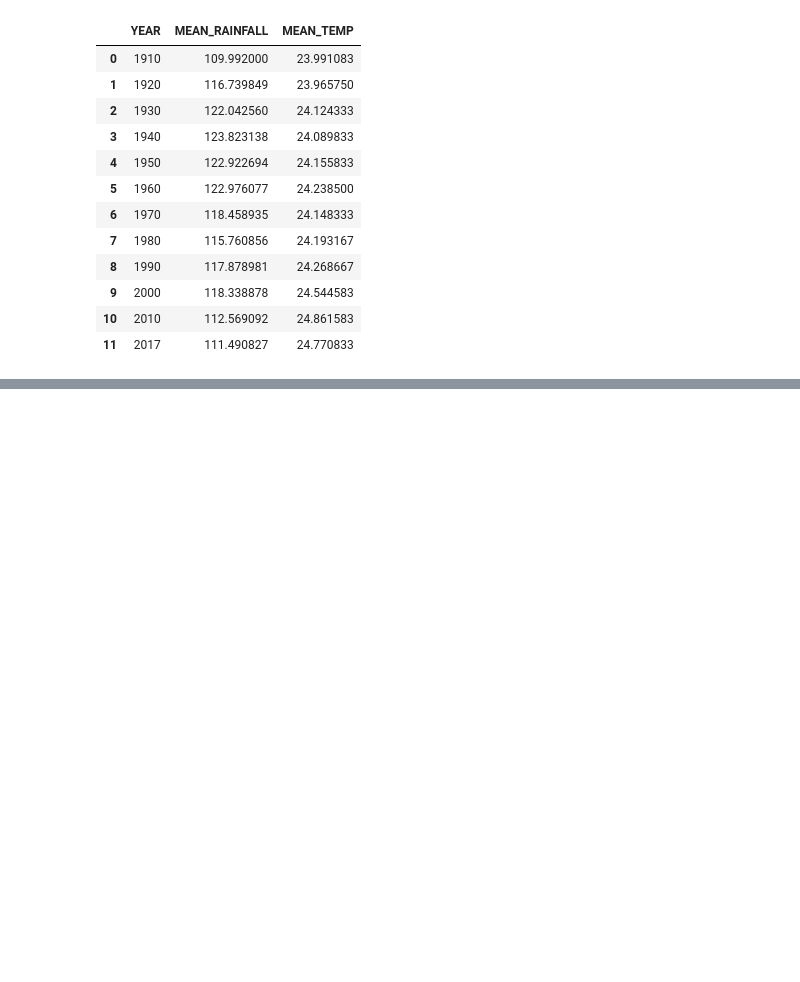
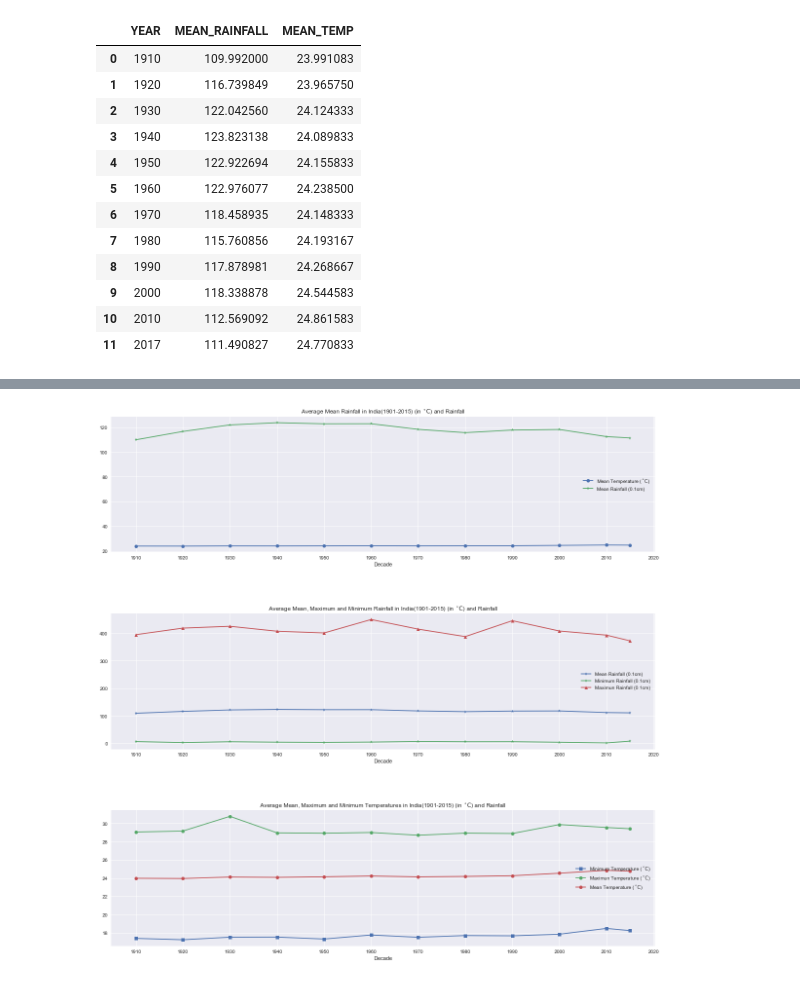
Before and after one commit to abhishekkhare/Python, a Jupyter notebook: Applied Plotting, Charting & Data Representation in Python/Week4_matplotlib/Assignment.ipynb, the cells around one changed output, grey strips where cells are left out. Drawn from its saved outputs; the diff is of its cells as text; code cells hidden in the pictures; blank space fills up the shorter version.

```diff
--- a/Applied Plotting, Charting & Data Representation in Python/Week4_matplotlib/Assignment.ipynb
+++ b/Applied Plotting, Charting & Data Representation in Python/Week4_matplotlib/Assignment.ipynb
@@ -132,6 +132,7 @@ FinalDFMax = weather1.groupby(np.arange(len(weather1))//10).max()
 FinalDFMin
 FinalDFMax
 
+FinalDF1 = weather.groupby(np.arange(len(weather))//10).mean()
 FinalDF1['YEAR'] = FinalDFMax['YEAR']
 FinalDF1['MIN_RAINFALL'] = FinalDFMin['MIN_RAINFALL']
 FinalDF1['MAX_RAINFALL'] = FinalDFMax['MAX_RAINFALL']
@@ -167,32 +194,34 @@ ax1.plot(x, y2, '-o', label = "Mean Temperature ($\,^{\circ}\mathrm{C}$)")
 ax1.plot(x, y3, '-*', label = "Mean Rainfall (0.1cm)")
 
 ax1.set_xlabel("Decade")
 ax1.set_ylabel("")
 ax1.set_title('Average Mean Rainfall in India(1901-2015) (in $\,^{\circ}\mathrm{C}$) and Rainfall')
 
 ax1.legend(loc="best")
 
 
 
 ax2.plot(x, y3, '-*', label = "Mean Rainfall (0.1cm)")
 ax2.plot(x, z3, '-*', label = "Minimum Rainfall (0.1cm)")
 ax2.plot(x, z4, '-^', label = "Maximun Rainfall (0.1cm)")
 
 ax2.set_xlabel("Decade")
 ax2.set_ylabel("")
-ax2.set_title('Average Mean, Maximum and Minimum Rainfall in India(1901-2015) (in $\,^{\circ}\mathrm{C}$) and Rainfall')
+ax2.set_title('Average Mean, Maximum and Minimum Rainfall in India(1901-2015)')
 
 ax2.legend(loc="best")
 
 ax3.plot(x, z1, '-s', label = "Minimum Temperature ($\,^{\circ}\mathrm{C}$)")
 ax3.plot(x, z2, '-o', label = "Maximun Temperature ($\,^{\circ}\mathrm{C}$)")
 ax3.plot(x, y2, '-o', label = "Mean Temperature ($\,^{\circ}\mathrm{C}$)")
 
 
 ax3.set_xlabel("Decade")
 ax3.set_ylabel("")
-ax3.set_title('Average Mean, Maximum and Minimum Temperatures in India(1901-2015) (in $\,^{\circ}\mathrm{C}$) and Rainfall')
+ax3.set_title('Average Mean, Maximum and Minimum Temperatures in India(1901-2015) (in $\,^{\circ}\mathrm{C}$)')
 
 ax3.legend(loc="center right")
 plt.xticks(np.arange(min(x), max(x)+10, 10))
 plt.savefig('assignment4-2.png')
+# %% [output]
+[figure, added]
```
Also changed, not shown: parts of 2 cells of this notebook, 11 other files.
